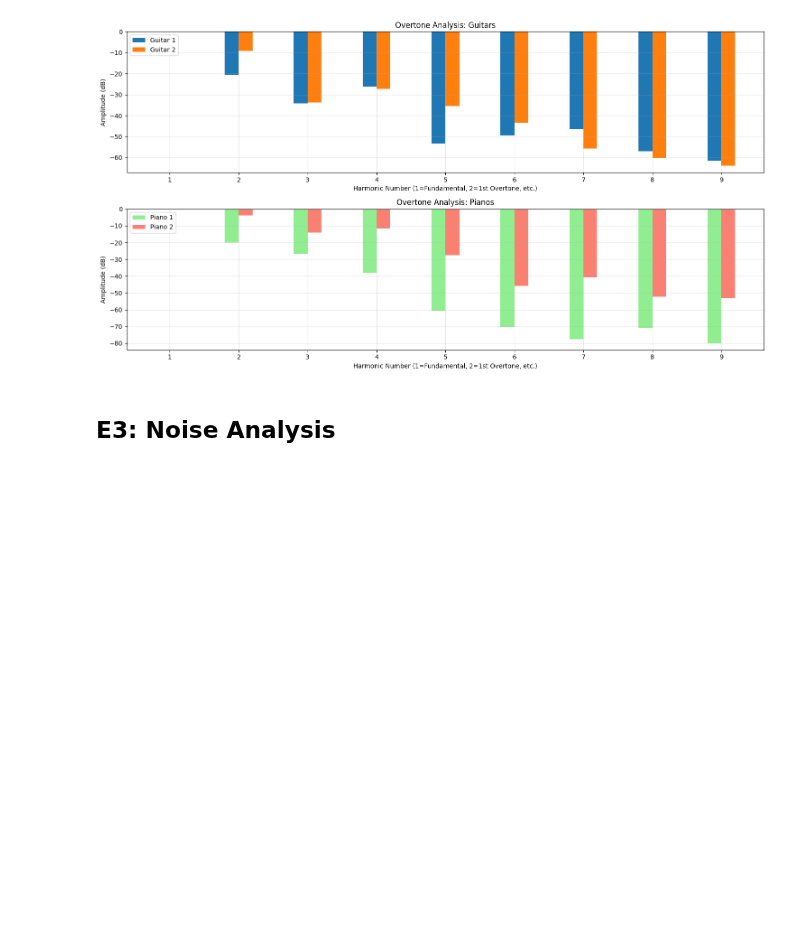
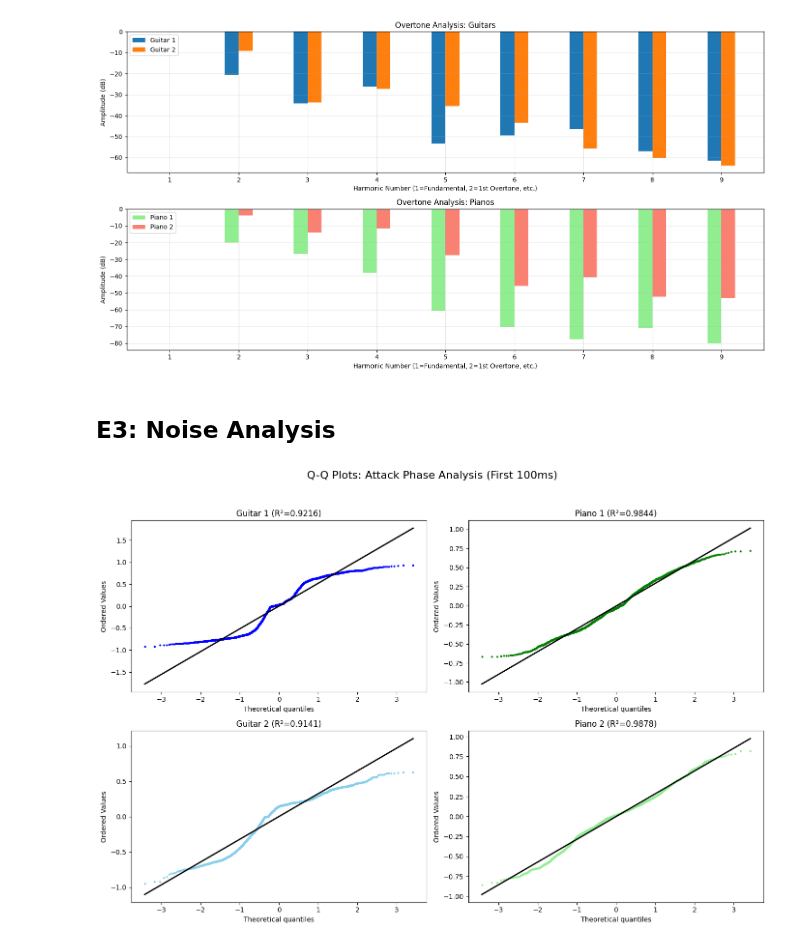
Before and after one commit to martijuanola/RWTH-AIiM, a Jupyter notebook: exercices/e7/e7-main.ipynb, the cells around one changed output. Saved outputs shown, nothing was run; the diff lists cells and outputs as text; code cells hidden in the pictures; blank space fills up the shorter version.

Commit message:
first approach task3

```diff
--- a/exercices/e7/e7-main.ipynb
+++ b/exercices/e7/e7-main.ipynb
@@ -137,3 +138,42 @@ plt.show()
 [figure]
 # %% [markdown]
 ## E3: Noise Analysis
+# %%
+# Define attack duration
+attack_duration = 0.1  # 100 ms
+
+# Helper function to slice the audio
+def get_attack_segment(y, sr, duration):
+    num_samples = int(duration * sr)
+    return y[:num_samples]
+
+# Isolate attack phases
+attack_g1 = get_attack_segment(y_g1, sr_g1, attack_duration)
+attack_p1 = get_attack_segment(y_p1, sr_p1, attack_duration)
+attack_g2 = get_attack_segment(y_g2, sr_g2, attack_duration)
+attack_p2 = get_attack_segment(y_p2, sr_p2, attack_duration)
+
+# Setup plotting
+fig, axes = plt.subplots(2, 2, figsize=(14, 10))
+fig.suptitle("Q-Q Plots: Attack Phase Analysis (First 100ms)", fontsize=16)
+
+# Function to plot probplot
+def plot_qq(data, ax, title, color):
+    # probplot compares data to a normal distribution by default
+    (osm, osr), (slope, intercept, r) = stats.probplot(data, dist="norm", plot=ax)
+    ax.set_title(f"{title} (R²={r**2:.4f})")
+    ax.get_lines()[0].set_color(color)
+    ax.get_lines()[0].set_markersize(2)
+    ax.get_lines()[1].set_color('black') # The regression line
+    ax.get_lines()[1].set_linewidth(2)
+
+# Generate plots
+plot_qq(attack_g1, axes[0, 0], "Guitar 1", "blue")
+plot_qq(attack_p1, axes[0, 1], "Piano 1", "green")
+plot_qq(attack_g2, axes[1, 0], "Guitar 2", "skyblue")
+plot_qq(attack_p2, axes[1, 1], "Piano 2", "lightgreen")
+
+plt.tight_layout(rect=[0, 0.03, 1, 0.95])
+plt.show()
+# %% [output]
+[figure, added]
```
Also changed, not shown: parts of 1 cell of this notebook.
